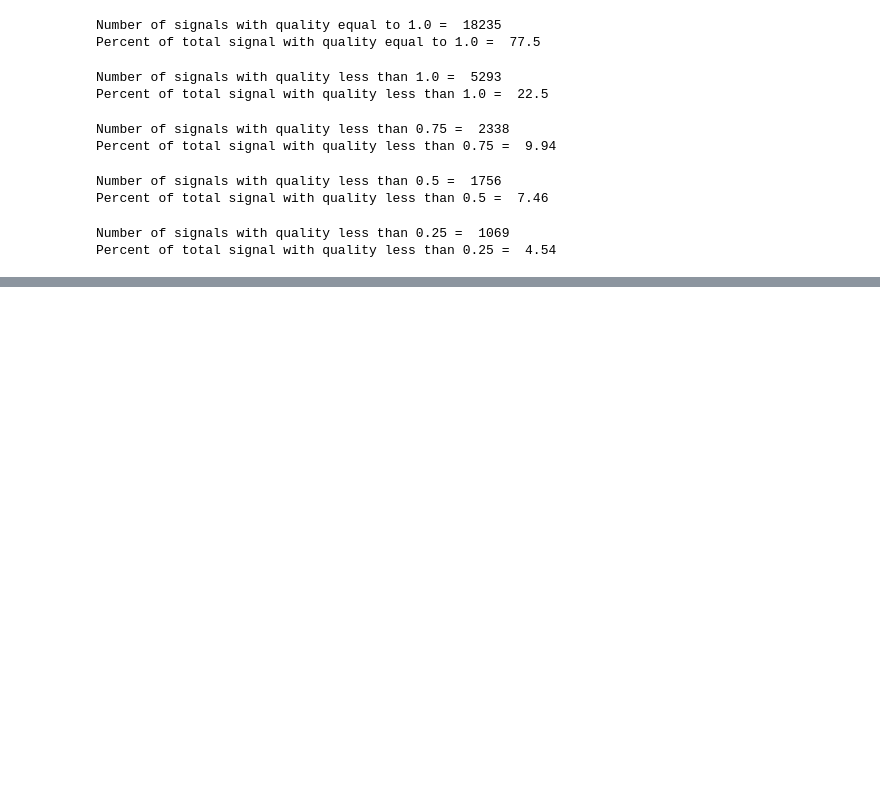
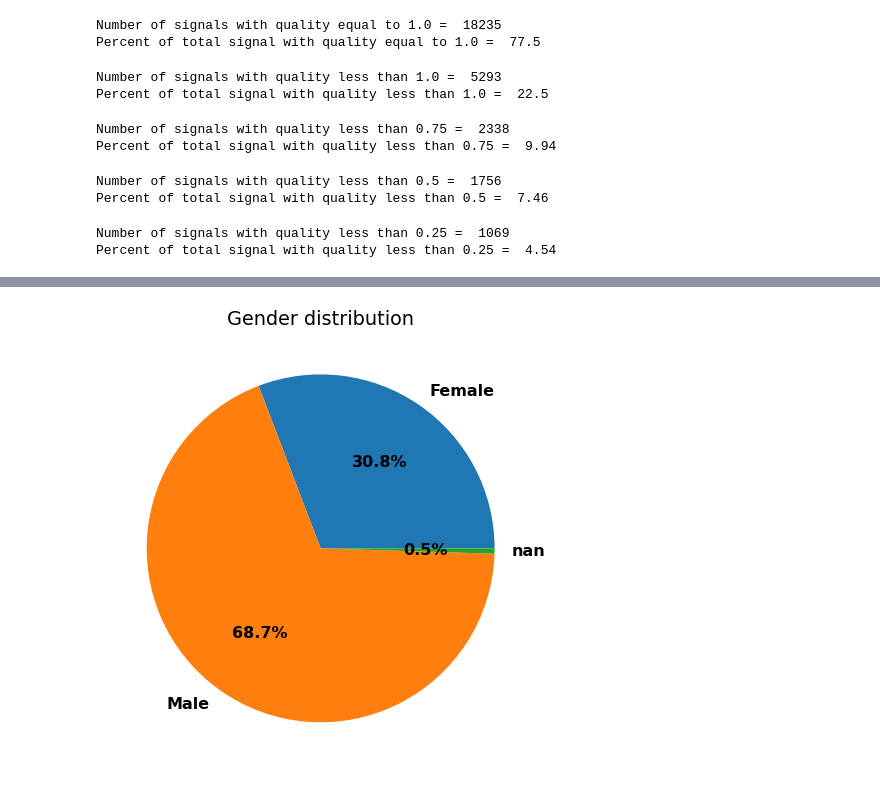
Before and after one commit to Bsingstad/EEG-predict-cardiac-arrest-recovery, a Jupyter notebook: EDA_George_Moody_Challenge_2023.ipynb, the cells around one changed output, grey strips where cells are left out. Saved outputs shown, nothing was run; the diff lists cells and outputs as text; code cells hidden in the pictures; blank space fills up the shorter version.

```diff
--- a/EDA_George_Moody_Challenge_2023.ipynb
+++ b/EDA_George_Moody_Challenge_2023.ipynb
@@ -223,0 +270,9 @@ ICARE_0874
+# %%
+label, value = np.unique(sex, return_counts=True)
+# %%
+plt.figure(figsize=(8,8))
+plt.title("Gender distribution")
+plt.pie(value, labels = label, autopct='%1.1f%%')
+plt.show()
+# %% [output]
+[figure, added]
```
Also changed, not shown: parts of 58 cells of this notebook.
